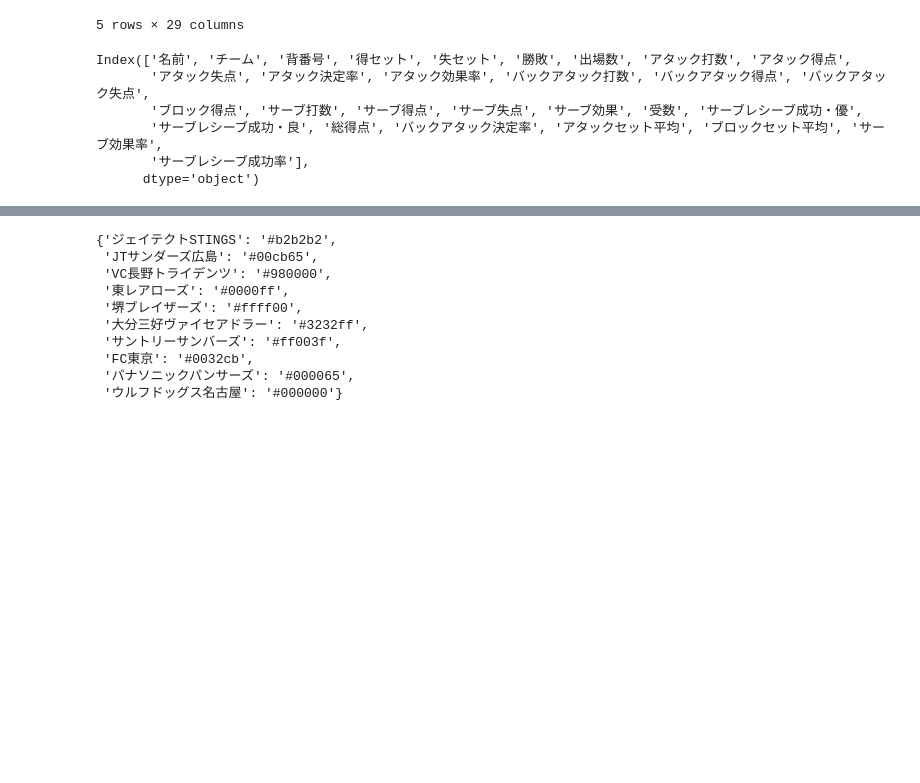
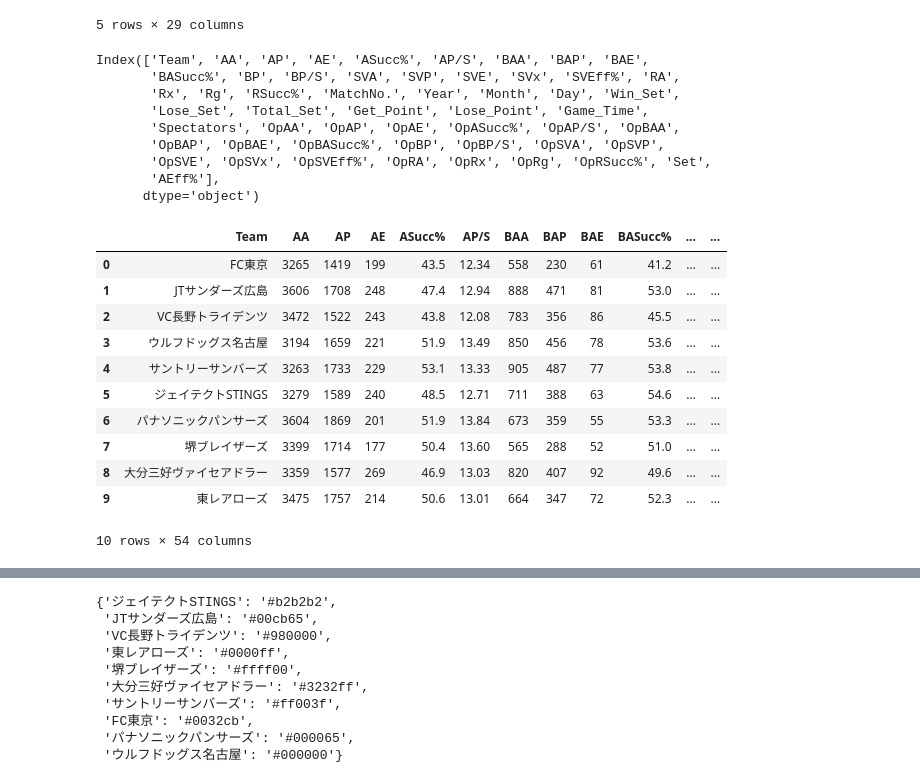
Before and after one commit to vleaguebot-lab/vleague_stats, a Jupyter notebook: graph/detail_data.ipynb, the cells around one changed output, grey strips where cells are left out. Cells and saved outputs as stored; diff of their text form; code cells hidden in the pictures; blank space fills up the shorter version.

```diff
--- a/graph/detail_data.ipynb
+++ b/graph/detail_data.ipynb
@@ -128,11 +128,30 @@ player_db.head()
 | 4 | クビアクミハウ | パナソニックパンサーズ | 13 | 84 | 43 | 24 | 127 | 940 | 432 | 76 | ... | ... |
 5 rows × 29 columns
 # %%
-player_db.columns
+team_db_all.columns
 # %% [output]
-Index(['名前', 'チーム', '背番号', '得セット', '失セット', '勝敗', '出場数', 'アタック打数', 'アタック得点',
-       'アタック失点', 'アタック決定率', 'アタック効果率', 'バックアタック打数', 'バックアタック得点', 'バックアタック失点',
-       'ブロック得点', 'サーブ打数', 'サーブ得点', 'サーブ失点', 'サーブ効果', '受数', 'サーブレシーブ成功・優',
-       'サーブレシーブ成功・良', '総得点', 'バックアタック決定率', 'アタックセット平均', 'ブロックセット平均', 'サーブ効果率',
-       'サーブレシーブ成功率'],
+Index(['Team', 'AA', 'AP', 'AE', 'ASucc%', 'AP/S', 'BAA', 'BAP', 'BAE',
+       'BASucc%', 'BP', 'BP/S', 'SVA', 'SVP', 'SVE', 'SVx', 'SVEff%', 'RA',
+       'Rx', 'Rg', 'RSucc%', 'MatchNo.', 'Year', 'Month', 'Day', 'Win_Set',
+       'Lose_Set', 'Total_Set', 'Get_Point', 'Lose_Point', 'Game_Time',
+       'Spectators', 'OpAA', 'OpAP', 'OpAE', 'OpASucc%', 'OpAP/S', 'OpBAA',
+       'OpBAP', 'OpBAE', 'OpBASucc%', 'OpBP', 'OpBP/S', 'OpSVA', 'OpSVP',
+       'OpSVE', 'OpSVx', 'OpSVEff%', 'OpRA', 'OpRx', 'OpRg', 'OpRSucc%', 'Set',
+       'AEff%'],
       dtype='object')
+# %%
+team_db_all = stats_calc(team_db.groupby('Team').sum()).reset_index()
+team_db_all
+# %% [output]
+|  | Team | AA | AP | AE | ASucc% | AP/S | BAA | BAP | BAE | BASucc% | ... | ... |
+| 0 | FC東京 | 3265 | 1419 | 199 | 43.5 | 12.34 | 558 | 230 | 61 | 41.2 | ... | ... |
+| 1 | JTサンダーズ広島 | 3606 | 1708 | 248 | 47.4 | 12.94 | 888 | 471 | 81 | 53.0 | ... | ... |
+| 2 | VC長野トライデンツ | 3472 | 1522 | 243 | 43.8 | 12.08 | 783 | 356 | 86 | 45.5 | ... | ... |
+| 3 | ウルフドッグス名古屋 | 3194 | 1659 | 221 | 51.9 | 13.49 | 850 | 456 | 78 | 53.6 | ... | ... |
+| 4 | サントリーサンバーズ | 3263 | 1733 | 229 | 53.1 | 13.33 | 905 | 487 | 77 | 53.8 | ... | ... |
+| 5 | ジェイテクトSTINGS | 3279 | 1589 | 240 | 48.5 | 12.71 | 711 | 388 | 63 | 54.6 | ... | ... |
+| 6 | パナソニックパンサーズ | 3604 | 1869 | 201 | 51.9 | 13.84 | 673 | 359 | 55 | 53.3 | ... | ... |
+| 7 | 堺ブレイザーズ | 3399 | 1714 | 177 | 50.4 | 13.60 | 565 | 288 | 52 | 51.0 | ... | ... |
+| 8 | 大分三好ヴァイセアドラー | 3359 | 1577 | 269 | 46.9 | 13.03 | 820 | 407 | 92 | 49.6 | ... | ... |
+| 9 | 東レアローズ | 3475 | 1757 | 214 | 50.6 | 13.01 | 664 | 347 | 72 | 52.3 | ... | ... |
+10 rows × 54 columns
```
Also changed, not shown: parts of 3 cells of this notebook, 5 other files.
